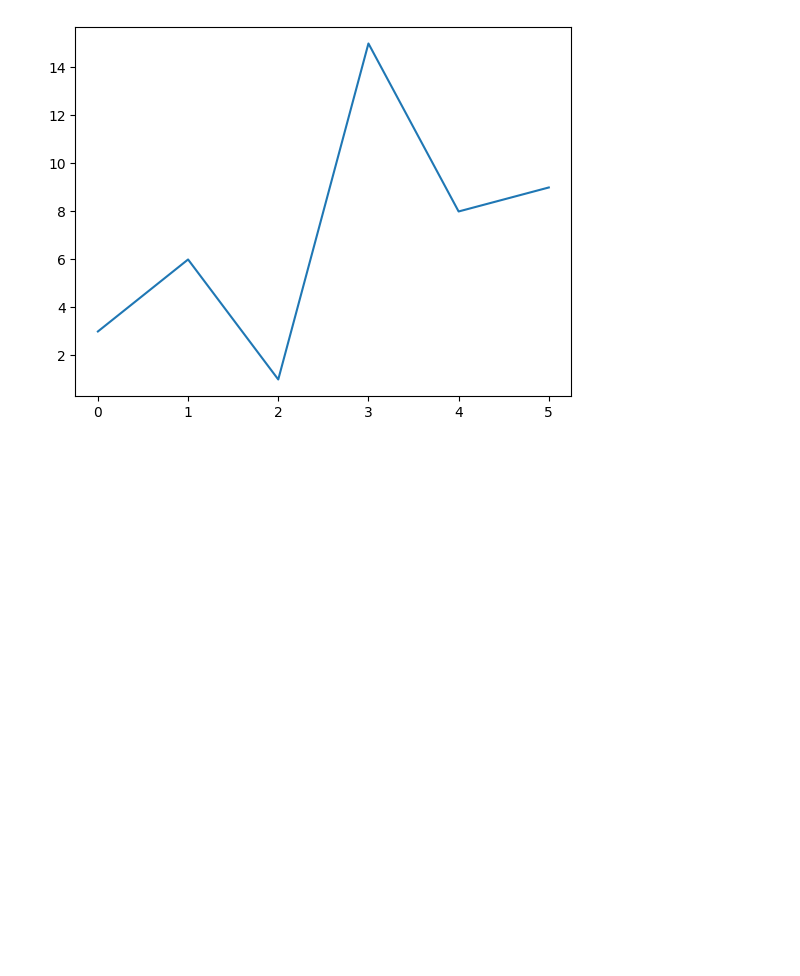
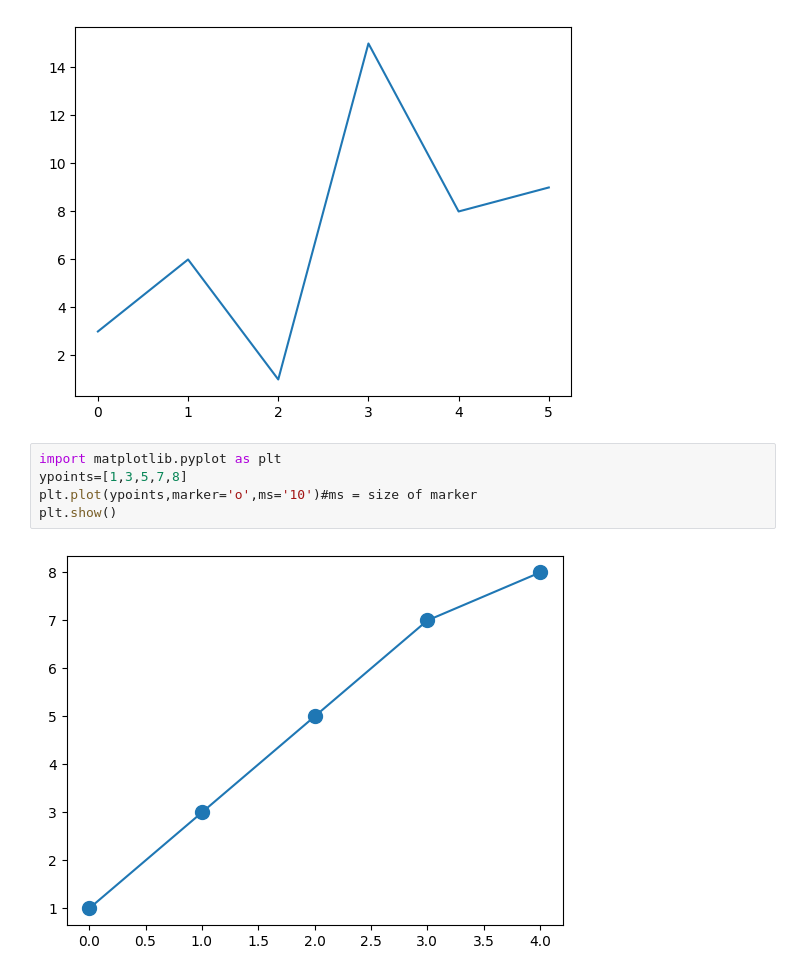
Before and after one commit to nexiqo/Machine-learning-challenge-in-100-days, a Jupyter notebook: mlday1.ipynb, the cells around one changed output. Cells and saved outputs as stored; diff of their text form; blank space fills up the shorter version.

```diff
--- a/mlday1.ipynb
+++ b/mlday1.ipynb
@@ -37,3 +37,10 @@ plt.plot(ypoints)
 plt.show()
 # %% [output]
 [figure]
+# %%
+import matplotlib.pyplot as plt
+ypoints=[1,3,5,7,8]
+plt.plot(ypoints,marker='o',ms='10')#ms = size of marker
+plt.show()
+# %% [output]
+[figure, added]
```
Also changed, not shown: parts of 2 cells of this notebook.
